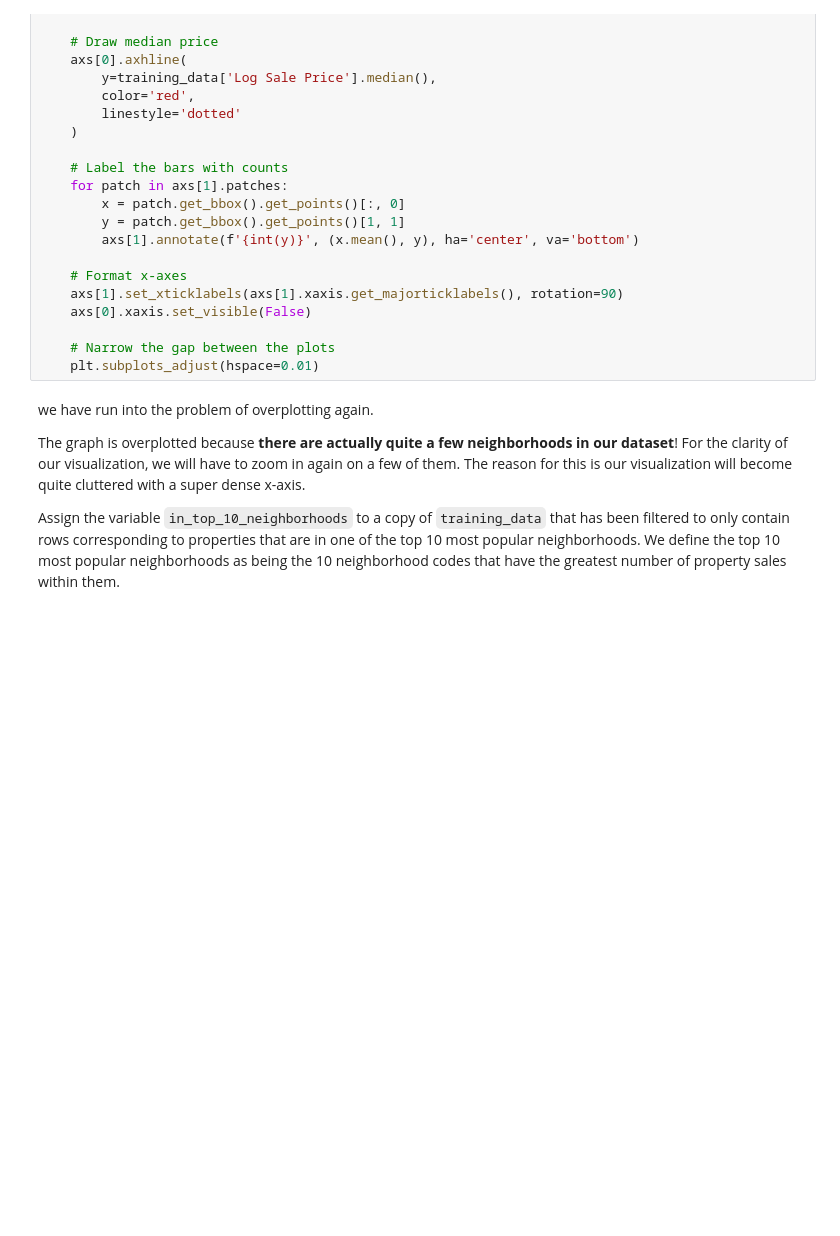
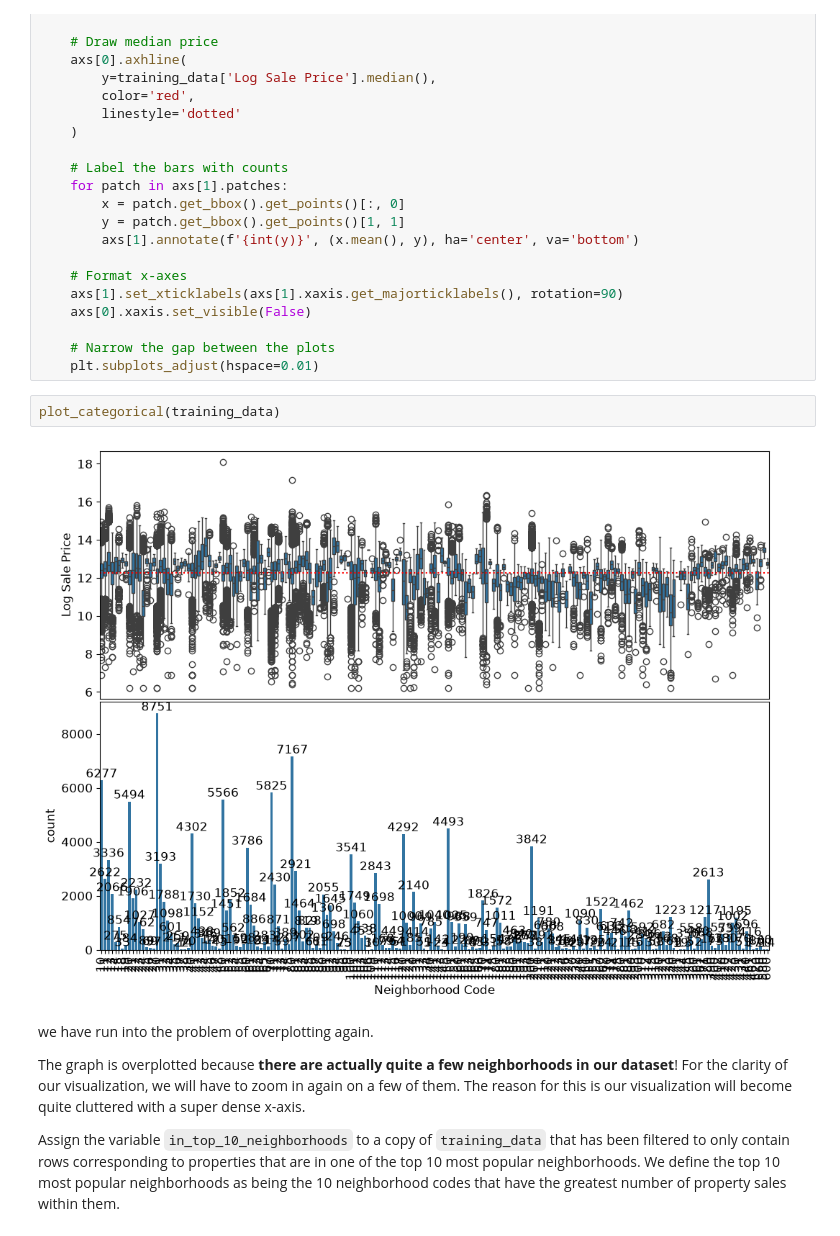
Before and after one commit to KevTJ/kj-project-portfolio, a Jupyter notebook: Projects/fair-housing-price-prediction/projA1/projA1.ipynb, the cells around one changed output. Drawn from its saved outputs; the diff is of its cells as text; blank space fills up the shorter version.

```diff
--- a/Projects/fair-housing-price-prediction/projA1/projA1.ipynb
+++ b/Projects/fair-housing-price-prediction/projA1/projA1.ipynb
@@ -560,6 +557,10 @@ def plot_categorical(neighborhoods):
 
     # Narrow the gap between the plots
     plt.subplots_adjust(hspace=0.01)
+# %%
+plot_categorical(training_data)
+# %% [output]
+[figure, added]
 # %% [markdown]
 we have run into the problem of overplotting again.
 
```
Also changed, not shown: parts of 5 cells of this notebook.
